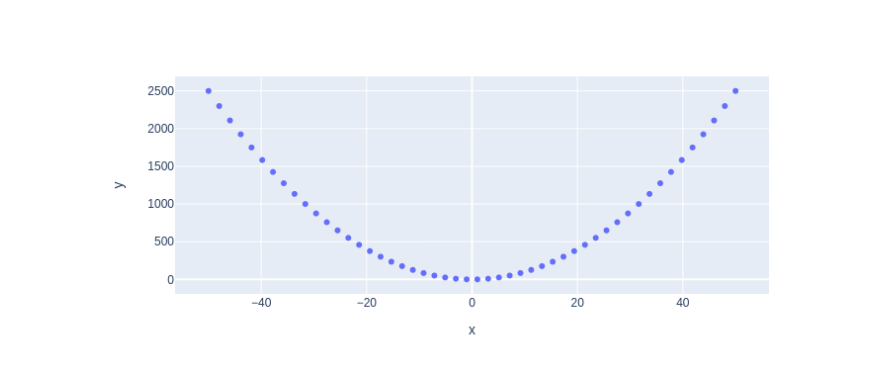
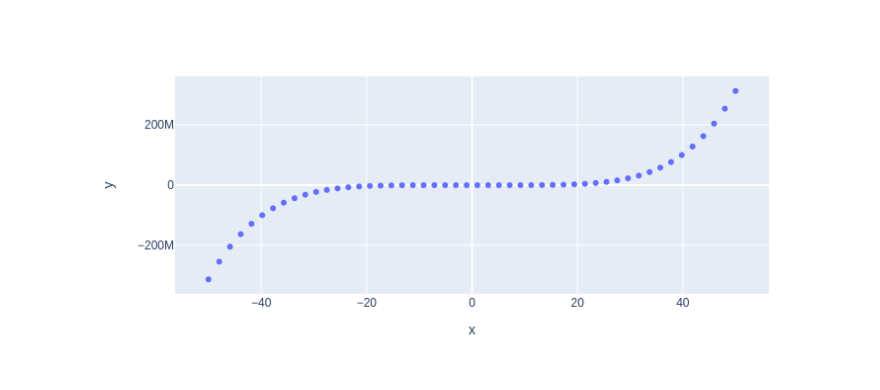
Before and after one commit to vishnoisuresh/my-notebooks-repo, a Jupyter notebook: experiment1.ipynb, the cells around one changed output. Drawn from its saved outputs; the diff is of its cells as text; code cells hidden in the pictures.

```diff
--- a/experiment1.ipynb
+++ b/experiment1.ipynb
@@ -4,7 +4,7 @@ import plotly.express as px
 # x-axis data points
 x = np.linspace(start=-50, stop=50)
 # y-axis data points
-y = x ** 2
+y = x ** 5
 # define the plot
 fig = px.scatter(x=x, y=y)
 fig.show()
@@ -13 +12 @@ fig.show()
-[figure, old version]
+[figure, new version]
```
Also changed, not shown: parts of 1 cell of this notebook.
